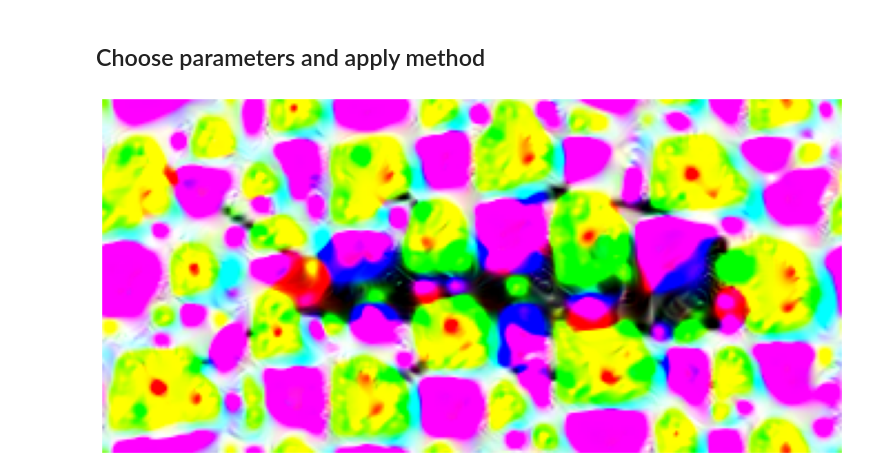
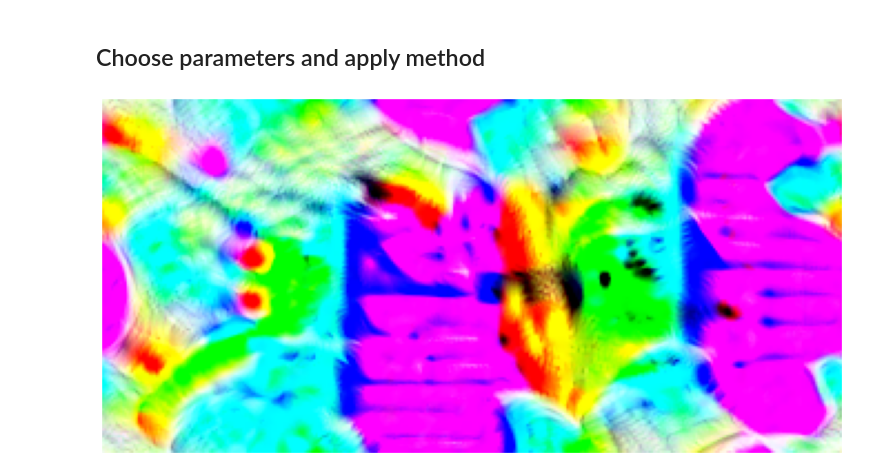
Before and after one commit to JackismyShephard/eternal-bugshine, a Jupyter notebook: playground.ipynb, the cells around one changed output. Saved outputs shown, nothing was run; the diff lists cells and outputs as text; code cells hidden in the pictures.

```diff
--- a/playground.ipynb
+++ b/playground.ipynb
@@ -96,20 +104,20 @@ print(image_path)
 # %%
 params = {
     'input_img_path': image_path,
     'model': dreamnet,
-    #'mean': BEETLENET_MEAN,
-    #'std': BEETLENET_STD,
+    'mean': BEETLENET_MEAN,
+    'std': BEETLENET_STD,
     'out_info': [('layer3_4', None)],
     'num_iters': 50,
     #'lr': 0.1,
     #'smooth_coef': 0,
     'device': device,
     #'noise': 'gaussian'
     'output_img_path' : 'figures/dreamt_image.jpg',
     'video_path': 'videos/dreamt_transform.gif'
 }
 config = get_new_config(params)
 
 output_images = dream_process(config)
 # %% [output]
-[figure, old version]
+[figure, new version]
```
Also changed, not shown: parts of 3 cells of this notebook, 3 other files.
